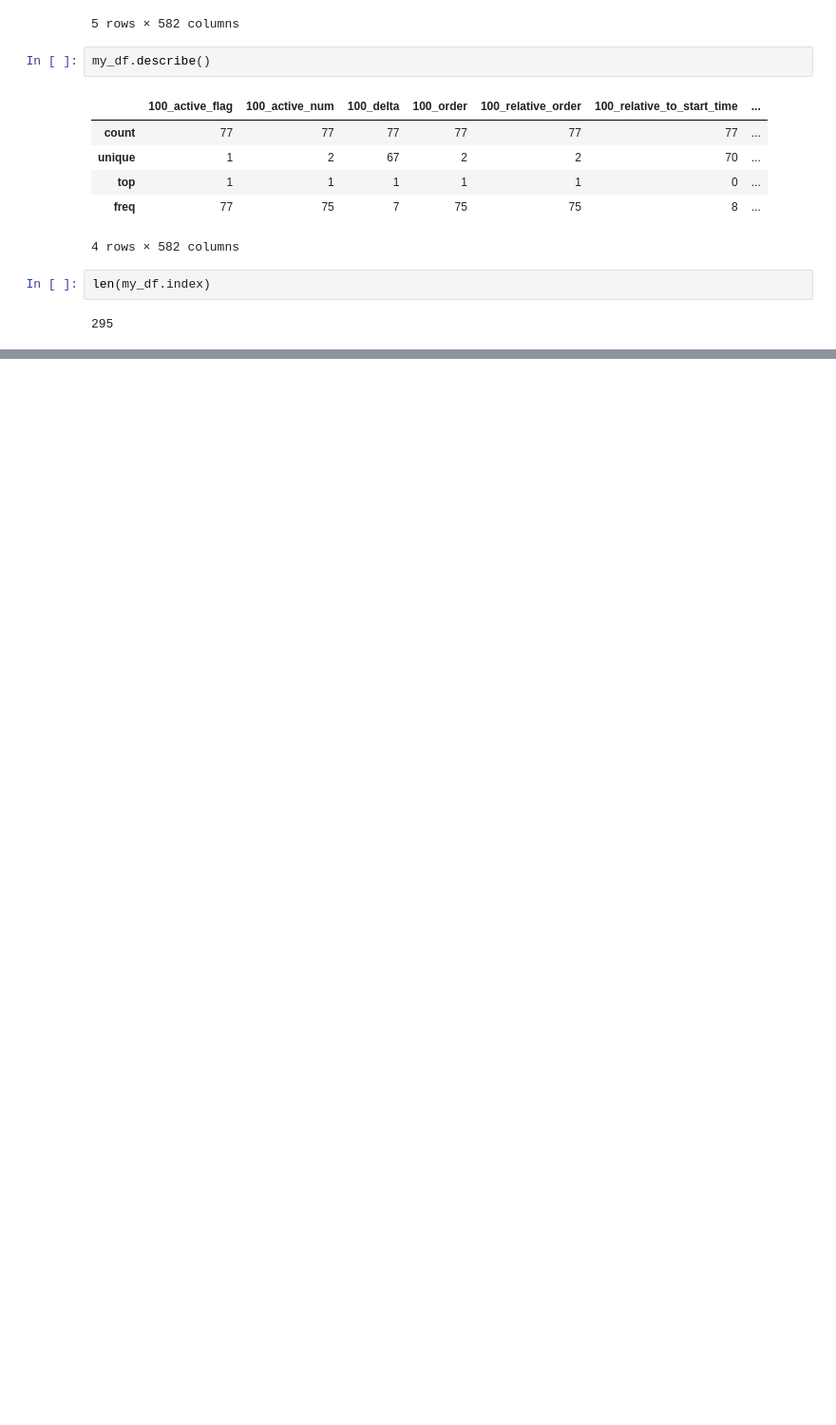
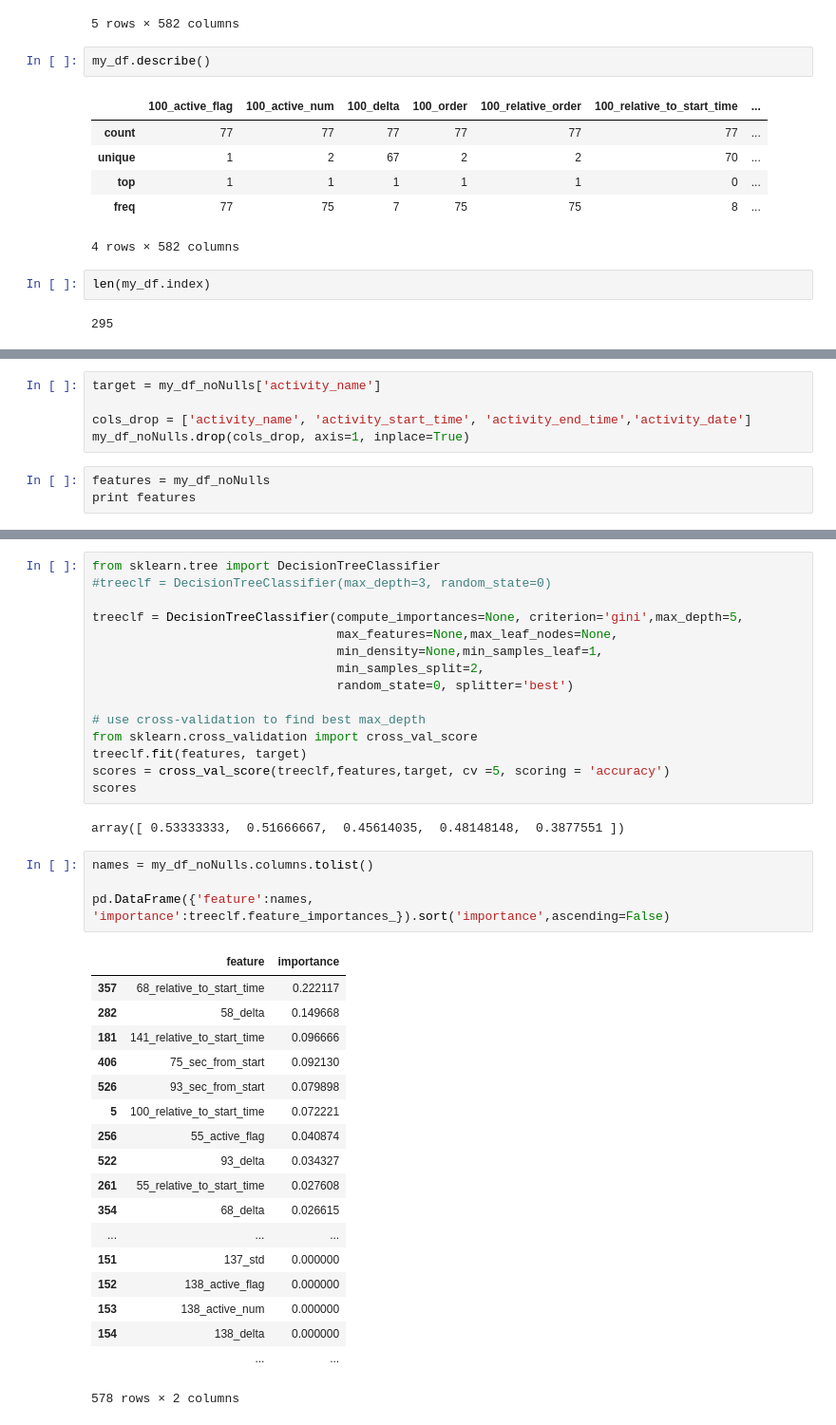
Before and after one commit to nnadtoka/DAT_SF_13_homework, a Jupyter notebook: final/FinalProjectStart.ipynb, the cells around one changed output, grey strips where cells are left out. Shown at 95% size. Cells and saved outputs as stored; diff of their text form; blank space fills up the shorter version.

Commit message:
better way of dealing with funny input format, some initial decision tree model

```diff
--- a/final/FinalProjectStart.ipynb
+++ b/final/FinalProjectStart.ipynb
@@ -695,0 +645,8 @@ len(my_df.index)
+# %%
+target = my_df_noNulls['activity_name']
+
+cols_drop = ['activity_name', 'activity_start_time', 'activity_end_time','activity_date']
+my_df_noNulls.drop(cols_drop, axis=1, inplace=True)
+# %%
+features = my_df_noNulls
+print features
@@ -695,0 +671,40 @@ len(my_df.index)
+# %%
+from sklearn.tree import DecisionTreeClassifier
+#treeclf = DecisionTreeClassifier(max_depth=3, random_state=0)
+
+treeclf = DecisionTreeClassifier(compute_importances=None, criterion='gini',max_depth=5,
+                                 max_features=None,max_leaf_nodes=None,
+                                 min_density=None,min_samples_leaf=1,
+                                 min_samples_split=2,
+                                 random_state=0, splitter='best')
+
+# use cross-validation to find best max_depth
+from sklearn.cross_validation import cross_val_score
+treeclf.fit(features, target)
+scores = cross_val_score(treeclf,features,target, cv =5, scoring = 'accuracy')
+scores
+# %% [output]
+array([ 0.53333333,  0.51666667,  0.45614035,  0.48148148,  0.3877551 ])
+# %%
+names = my_df_noNulls.columns.tolist()
+
+pd.DataFrame({'feature':names, 'importance':treeclf.feature_importances_}).sort('importance',ascending=False)
+# %% [output]
+|  | feature | importance |
+| 357 | 68_relative_to_start_time | 0.222117 |
+| 282 | 58_delta | 0.149668 |
+| 181 | 141_relative_to_start_time | 0.096666 |
+| 406 | 75_sec_from_start | 0.092130 |
+| 526 | 93_sec_from_start | 0.079898 |
+| 5 | 100_relative_to_start_time | 0.072221 |
+| 256 | 55_active_flag | 0.040874 |
+| 522 | 93_delta | 0.034327 |
+| 261 | 55_relative_to_start_time | 0.027608 |
+| 354 | 68_delta | 0.026615 |
+| ... | ... | ... |
+| 151 | 137_std | 0.000000 |
+| 152 | 138_active_flag | 0.000000 |
+| 153 | 138_active_num | 0.000000 |
+| 154 | 138_delta | 0.000000 |
+|  | ... | ... |
+578 rows × 2 columns
```
Also changed, not shown: parts of 21 cells of this notebook.
